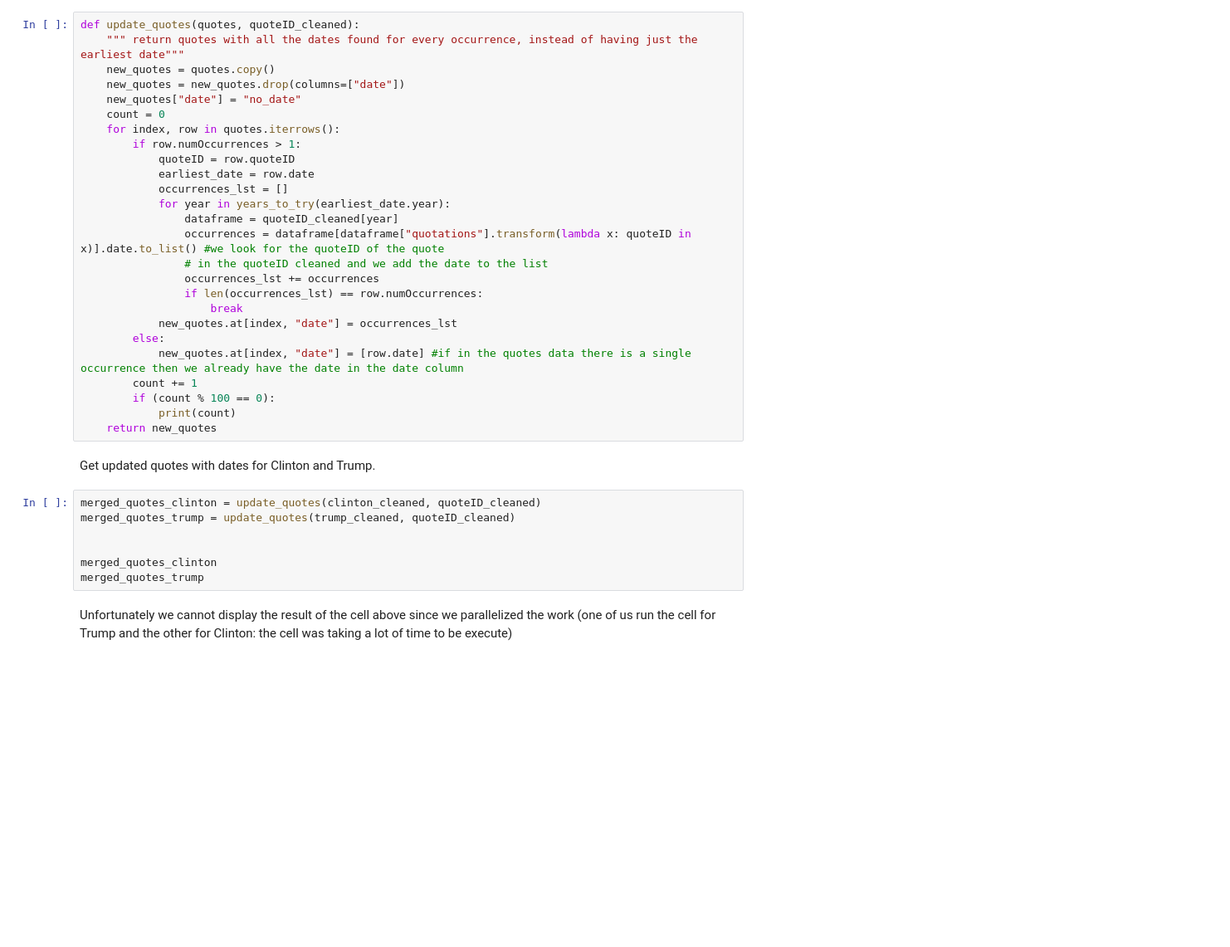
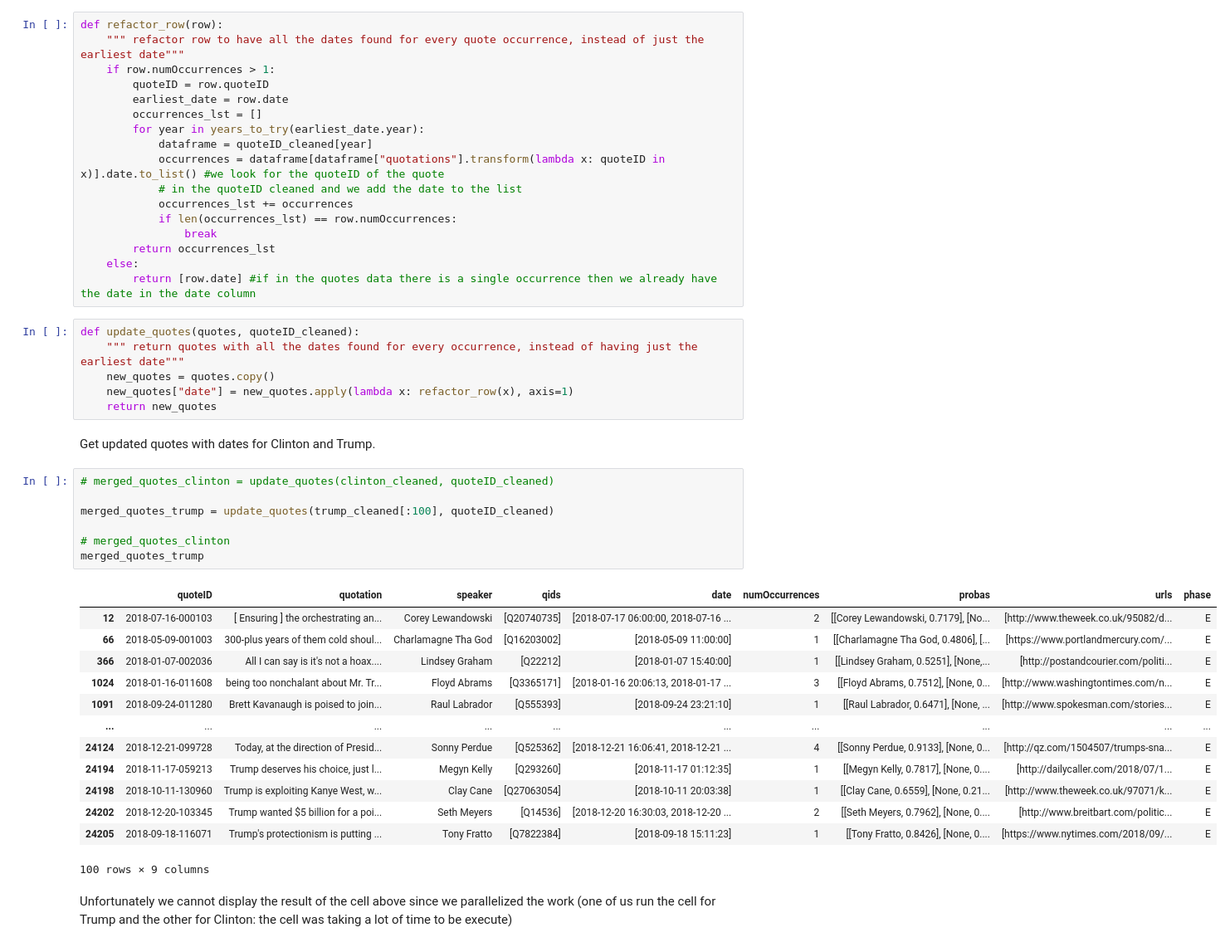
Before and after one commit to lucarossi9/Applied-Data-Analysis-project, a Jupyter notebook: data_transformation_notebooks/Map dates.ipynb, the cells around one changed output. Shown at 83% size. Cells and saved outputs as stored; diff of their text form; blank space fills up the shorter version.

Commit message:
Refactored map dates

```diff
--- a/data_transformation_notebooks/Map dates.ipynb
+++ b/data_transformation_notebooks/Map dates.ipynb
@@ -111,41 +129,52 @@ def years_to_try(year):
     for i in range(2020 - year):
         year_lst.append(str(year + i + 1))
     return year_lst
+# %%
+def refactor_row(row):
+    """ refactor row to have all the dates found for every quote occurrence, instead of just the earliest date"""
+    if row.numOccurrences > 1:
+        quoteID = row.quoteID
+        earliest_date = row.date
+        occurrences_lst = []
+        for year in years_to_try(earliest_date.year):
+            dataframe = quoteID_cleaned[year]
+            occurrences = dataframe[dataframe["quotations"].transform(lambda x: quoteID in x)].date.to_list() #we look for the quoteID of the quote
+            # in the quoteID cleaned and we add the date to the list
+            occurrences_lst += occurrences
+            if len(occurrences_lst) == row.numOccurrences:
+                break
+        return occurrences_lst
+    else:
+        return [row.date] #if in the quotes data there is a single occurrence then we already have the date in the date column
 # %%
 def update_quotes(quotes, quoteID_cleaned):
     """ return quotes with all the dates found for every occurrence, instead of having just the earliest date"""
     new_quotes = quotes.copy()
-    new_quotes = new_quotes.drop(columns=["date"])
-    new_quotes["date"] = "no_date"
-    count = 0
-    for index, row in quotes.iterrows():
-        if row.numOccurrences > 1:
-            quoteID = row.quoteID
-            earliest_date = row.date
-            occurrences_lst = []
-            for year in years_to_try(earliest_date.year):
-                dataframe = quoteID_cleaned[year]
-                occurrences = dataframe[dataframe["quotations"].transform(lambda x: quoteID in x)].date.to_list() #we look for the quoteID of the quote
-                # in the quoteID cleaned and we add the date to the list
-                occurrences_lst += occurrences
-                if len(occurrences_lst) == row.numOccurrences:
-                    break
-            new_quotes.at[index, "date"] = occurrences_lst
-        else:
-            new_quotes.at[index, "date"] = [row.date] #if in the quotes data there is a single occurrence then we already have the date in the date column
-        count += 1
-        if (count % 100 == 0):
-            print(count)
+    new_quotes["date"] = new_quotes.apply(lambda x: refactor_row(x), axis=1)
     return new_quotes
 # %% [markdown]
 Get updated quotes with dates for Clinton and Trump.
 # %%
-merged_quotes_clinton = update_quotes(clinton_cleaned, quoteID_cleaned)
-merged_quotes_trump = update_quotes(trump_cleaned, quoteID_cleaned)
+# merged_quotes_clinton = update_quotes(clinton_cleaned, quoteID_cleaned)
 
+merged_quotes_trump = update_quotes(trump_cleaned[:100], quoteID_cleaned)
 
-merged_quotes_clinton
+# merged_quotes_clinton
 merged_quotes_trump
+# %% [output]
+|  | quoteID | quotation | speaker | qids | date | numOccurrences | probas | urls | phase |
+| 12 | 2018-07-16-000103 | [ Ensuring ] the orchestrating an... | Corey Lewandowski | [Q20740735] | [2018-07-17 06:00:00, 2018-07-16 ... | 2 | [[Corey Lewandowski, 0.7179], [No... | [http://www.theweek.co.uk/95082/d... | E |
+| 66 | 2018-05-09-001003 | 300-plus years of them cold shoul... | Charlamagne Tha God | [Q16203002] | [2018-05-09 11:00:00] | 1 | [[Charlamagne Tha God, 0.4806], [... | [https://www.portlandmercury.com/... | E |
+| 366 | 2018-01-07-002036 | All I can say is it's not a hoax.... | Lindsey Graham | [Q22212] | [2018-01-07 15:40:00] | 1 | [[Lindsey Graham, 0.5251], [None,... | [http://postandcourier.com/politi... | E |
+| 1024 | 2018-01-16-011608 | being too nonchalant about Mr. Tr... | Floyd Abrams | [Q3365171] | [2018-01-16 20:06:13, 2018-01-17 ... | 3 | [[Floyd Abrams, 0.7512], [None, 0... | [http://www.washingtontimes.com/n... | E |
+| 1091 | 2018-09-24-011280 | Brett Kavanaugh is poised to join... | Raul Labrador | [Q555393] | [2018-09-24 23:21:10] | 1 | [[Raul Labrador, 0.6471], [None, ... | [http://www.spokesman.com/stories... | E |
+| ... | ... | ... | ... | ... | ... | ... | ... | ... | ... |
+| 24124 | 2018-12-21-099728 | Today, at the direction of Presid... | Sonny Perdue | [Q525362] | [2018-12-21 16:06:41, 2018-12-21 ... | 4 | [[Sonny Perdue, 0.9133], [None, 0... | [http://qz.com/1504507/trumps-sna... | E |
+| 24194 | 2018-11-17-059213 | Trump deserves his choice, just l... | Megyn Kelly | [Q293260] | [2018-11-17 01:12:35] | 1 | [[Megyn Kelly, 0.7817], [None, 0.... | [http://dailycaller.com/2018/07/1... | E |
+| 24198 | 2018-10-11-130960 | Trump is exploiting Kanye West, w... | Clay Cane | [Q27063054] | [2018-10-11 20:03:38] | 1 | [[Clay Cane, 0.6559], [None, 0.21... | [http://www.theweek.co.uk/97071/k... | E |
+| 24202 | 2018-12-20-103345 | Trump wanted $5 billion for a poi... | Seth Meyers | [Q14536] | [2018-12-20 16:30:03, 2018-12-20 ... | 2 | [[Seth Meyers, 0.7962], [None, 0.... | [http://www.breitbart.com/politic... | E |
+| 24205 | 2018-09-18-116071 | Trump's protectionism is putting ... | Tony Fratto | [Q7822384] | [2018-09-18 15:11:23] | 1 | [[Tony Fratto, 0.8426], [None, 0.... | [https://www.nytimes.com/2018/09/... | E |
+100 rows × 9 columns
 # %% [markdown]
 Unfortunately we cannot display the result of the cell above since we parallelized the work (one of us run the cell for Trump and the other for Clinton: the cell was taking a lot of time to be execute)
 # %%
```
Also changed, not shown: parts of 5 cells of this notebook.
